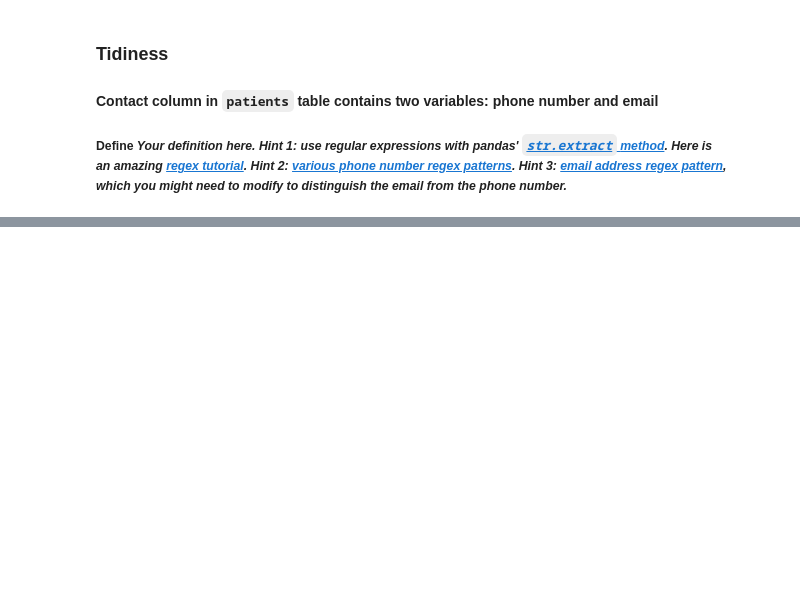
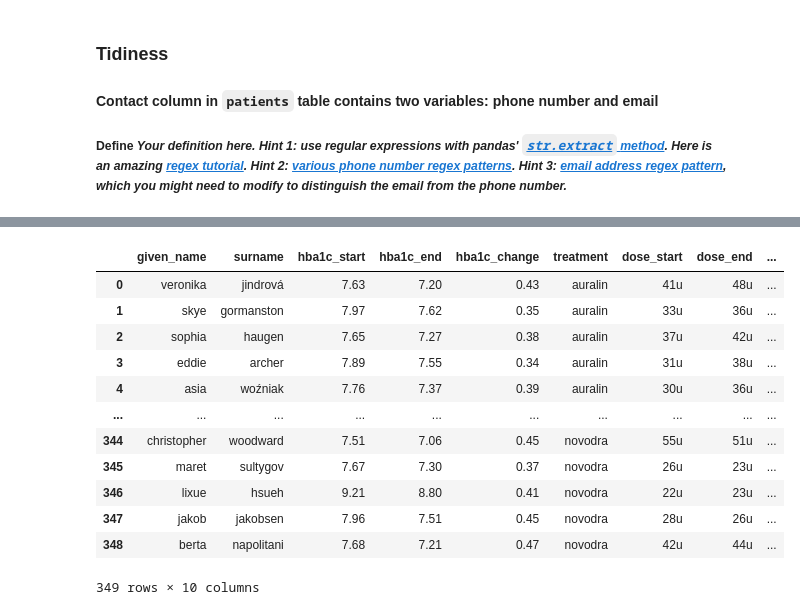
Before and after one commit to Gingercapo/Diabetes_prevalence, a Jupyter notebook: diabetes.ipynb, the cells around one changed output, grey strips where cells are left out. Saved outputs shown, nothing was run; the diff lists cells and outputs as text; code cells hidden in the pictures; blank space fills up the shorter version.

```diff
--- a/diabetes.ipynb
+++ b/diabetes.ipynb
@@ -426,0 +666,27 @@ patients_clean.head()
+# %%
+# saving the patient table with the patient_id, given name and surname as id_names
+id_names = patients_clean[['patient_id', 'given_name', 'surname']]
+
+# making the given_name lowercase
+id_names.given_name = id_names.given_name.str.lower()
+
+#making the surname lowercase
+id_names.surname = id_names.surname.str.lower()
+
+# how we want to give the treatment table an ID the matching them with given_name and surname
+treatments_clean = pd.merge(treatments_clean, id_names, on=['given_name', 'surname'])
+treatments_clean
+# %% [output]
+|  | given_name | surname | hba1c_start | hba1c_end | hba1c_change | treatment | dose_start | dose_end | ... |
+| 0 | veronika | jindrová | 7.63 | 7.20 | 0.43 | auralin | 41u | 48u | ... |
+| 1 | skye | gormanston | 7.97 | 7.62 | 0.35 | auralin | 33u | 36u | ... |
+| 2 | sophia | haugen | 7.65 | 7.27 | 0.38 | auralin | 37u | 42u | ... |
+| 3 | eddie | archer | 7.89 | 7.55 | 0.34 | auralin | 31u | 38u | ... |
+| 4 | asia | woźniak | 7.76 | 7.37 | 0.39 | auralin | 30u | 36u | ... |
+| ... | ... | ... | ... | ... | ... | ... | ... | ... | ... |
+| 344 | christopher | woodward | 7.51 | 7.06 | 0.45 | novodra | 55u | 51u | ... |
+| 345 | maret | sultygov | 7.67 | 7.30 | 0.37 | novodra | 26u | 23u | ... |
+| 346 | lixue | hsueh | 9.21 | 8.80 | 0.41 | novodra | 22u | 23u | ... |
+| 347 | jakob | jakobsen | 7.96 | 7.51 | 0.45 | novodra | 28u | 26u | ... |
+| 348 | berta | napolitani | 7.68 | 7.21 | 0.47 | novodra | 42u | 44u | ... |
+349 rows × 10 columns
```
Also changed, not shown: parts of 34 cells of this notebook.
